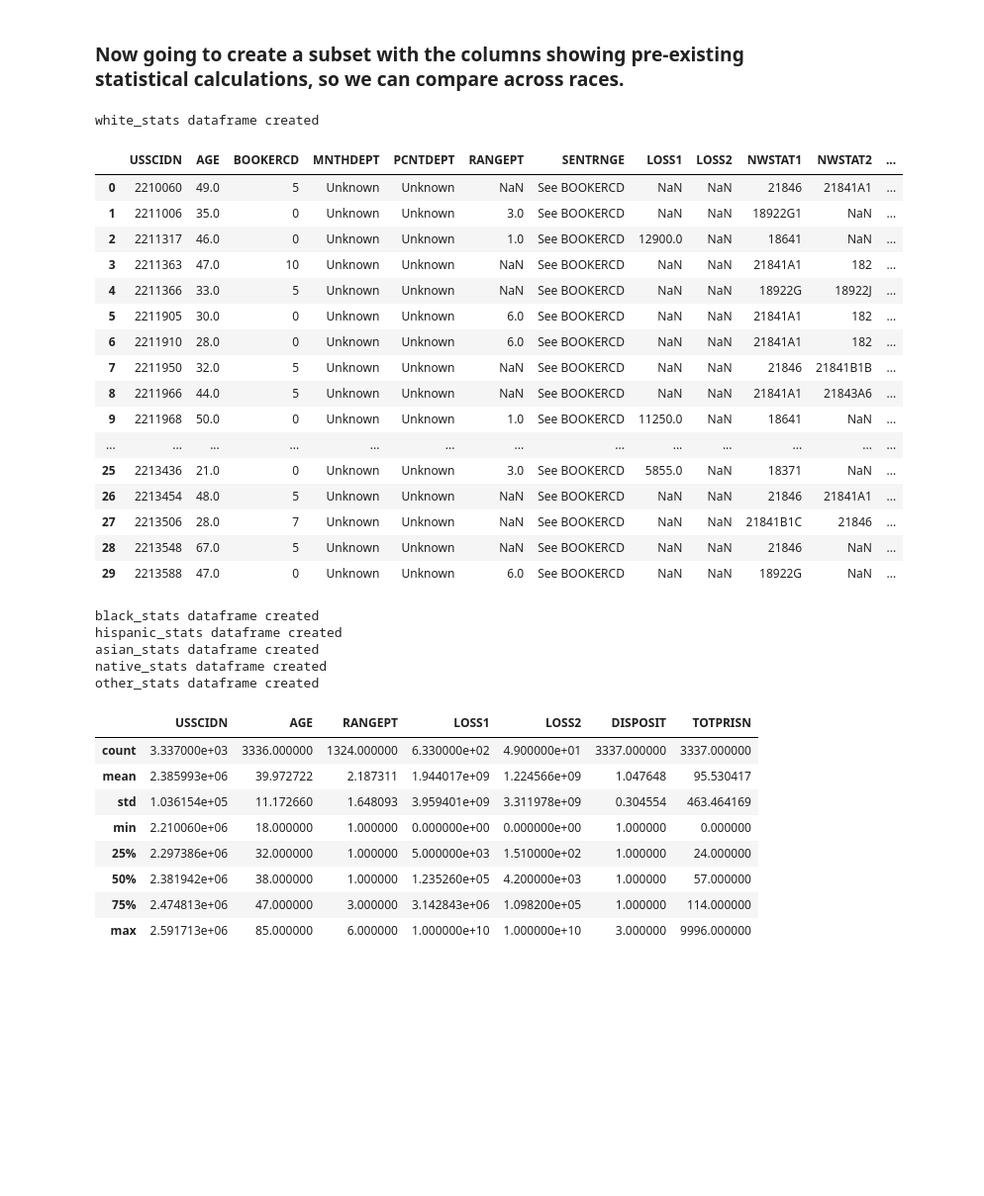
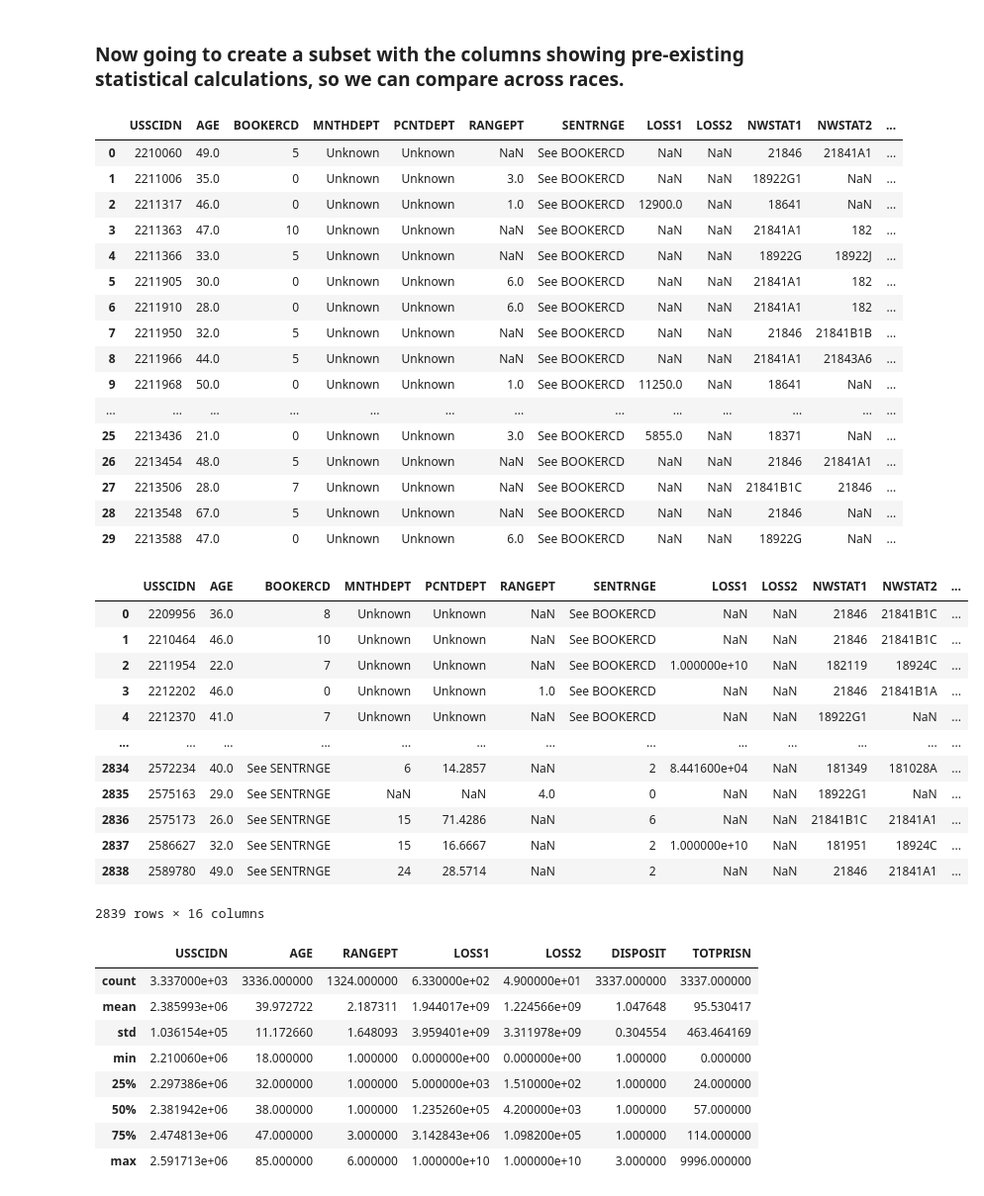
Before and after one commit to jenwhitson/sentencing_project, a Jupyter notebook: notebooks/individual_offender_eda.ipynb, the cells around one changed output. Shown at 99% size. Cells and saved outputs as stored; diff of their text form; code cells hidden in the pictures; blank space fills up the shorter version.

```diff
--- a/notebooks/individual_offender_eda.ipynb
+++ b/notebooks/individual_offender_eda.ipynb
@@ -1390,8 +1383,9 @@ def create_sub(df, cols, new_name):
 # %%
-create_sub(white, stats, 'white_stats')
+white_stats = white[stats]
+white_stats = white_stats.reset_index()
+white_stats = white_stats.drop(columns = ['index'])
 white_stats.head(30)
 # %% [output]
-white_stats dataframe created
 |  | USSCIDN | AGE | BOOKERCD | MNTHDEPT | PCNTDEPT | RANGEPT | SENTRNGE | LOSS1 | LOSS2 | NWSTAT1 | NWSTAT2 | ... |
 | 0 | 2210060 | 49.0 | 5 | Unknown | Unknown | NaN | See BOOKERCD | NaN | NaN | 21846 | 21841A1 | ... |
 | 1 | 2211006 | 35.0 | 0 | Unknown | Unknown | 3.0 | See BOOKERCD | NaN | NaN | 18922G1 | NaN | ... |
@@ -1409,15 +1403,22 @@ white_stats dataframe created
 | 27 | 2213506 | 28.0 | 7 | Unknown | Unknown | NaN | See BOOKERCD | NaN | NaN | 21841B1C | 21846 | ... |
 | 28 | 2213548 | 67.0 | 5 | Unknown | Unknown | NaN | See BOOKERCD | NaN | NaN | 21846 | NaN | ... |
 | 29 | 2213588 | 47.0 | 0 | Unknown | Unknown | 6.0 | See BOOKERCD | NaN | NaN | 18922G | NaN | ... |
-# %%
-create_sub(black, stats, 'black_stats')
-create_sub(hispanic, stats, 'hispanic_stats')
-create_sub(asian, stats, 'asian_stats')
-create_sub(native, stats, 'native_stats')
-create_sub(other, stats, 'other_stats')
-# %% [output]
-black_stats dataframe created
-hispanic_stats dataframe created
-asian_stats dataframe created
-native_stats dataframe created
-other_stats dataframe created
+# %%
+black_stats = black[stats]
+black_stats = black_stats.reset_index()
+black_stats = black_stats.drop(columns = ['index'])
+black_stats
+# %% [output]
+|  | USSCIDN | AGE | BOOKERCD | MNTHDEPT | PCNTDEPT | RANGEPT | SENTRNGE | LOSS1 | LOSS2 | NWSTAT1 | NWSTAT2 | ... |
+| 0 | 2209956 | 36.0 | 8 | Unknown | Unknown | NaN | See BOOKERCD | NaN | NaN | 21846 | 21841B1C | ... |
+| 1 | 2210464 | 46.0 | 10 | Unknown | Unknown | NaN | See BOOKERCD | NaN | NaN | 21846 | 21841B1C | ... |
+| 2 | 2211954 | 22.0 | 7 | Unknown | Unknown | NaN | See BOOKERCD | 1.000000e+10 | NaN | 182119 | 18924C | ... |
+| 3 | 2212202 | 46.0 | 0 | Unknown | Unknown | 1.0 | See BOOKERCD | NaN | NaN | 21846 | 21841B1A | ... |
+| 4 | 2212370 | 41.0 | 7 | Unknown | Unknown | NaN | See BOOKERCD | NaN | NaN | 18922G1 | NaN | ... |
+| ... | ... | ... | ... | ... | ... | ... | ... | ... | ... | ... | ... | ... |
+| 2834 | 2572234 | 40.0 | See SENTRNGE | 6 | 14.2857 | NaN | 2 | 8.441600e+04 | NaN | 181349 | 181028A | ... |
+| 2835 | 2575163 | 29.0 | See SENTRNGE | NaN | NaN | 4.0 | 0 | NaN | NaN | 18922G1 | NaN | ... |
+| 2836 | 2575173 | 26.0 | See SENTRNGE | 15 | 71.4286 | NaN | 6 | NaN | NaN | 21841B1C | 21841A1 | ... |
+| 2837 | 2586627 | 32.0 | See SENTRNGE | 15 | 16.6667 | NaN | 2 | 1.000000e+10 | NaN | 181951 | 18924C | ... |
+| 2838 | 2589780 | 49.0 | See SENTRNGE | 24 | 28.5714 | NaN | 2 | NaN | NaN | 21846 | 21841A1 | ... |
+2839 rows × 16 columns
```
Also changed, not shown: parts of 2 cells of this notebook.
